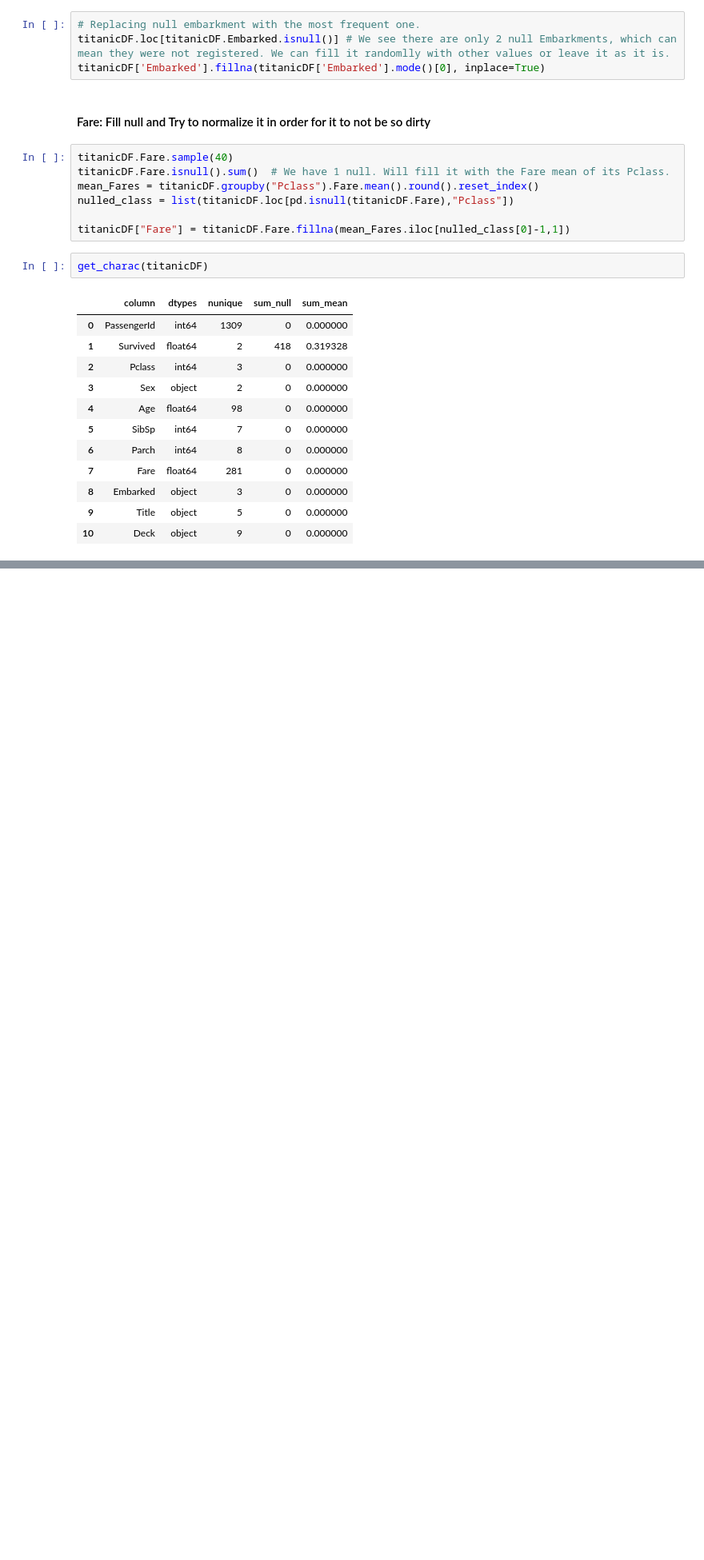
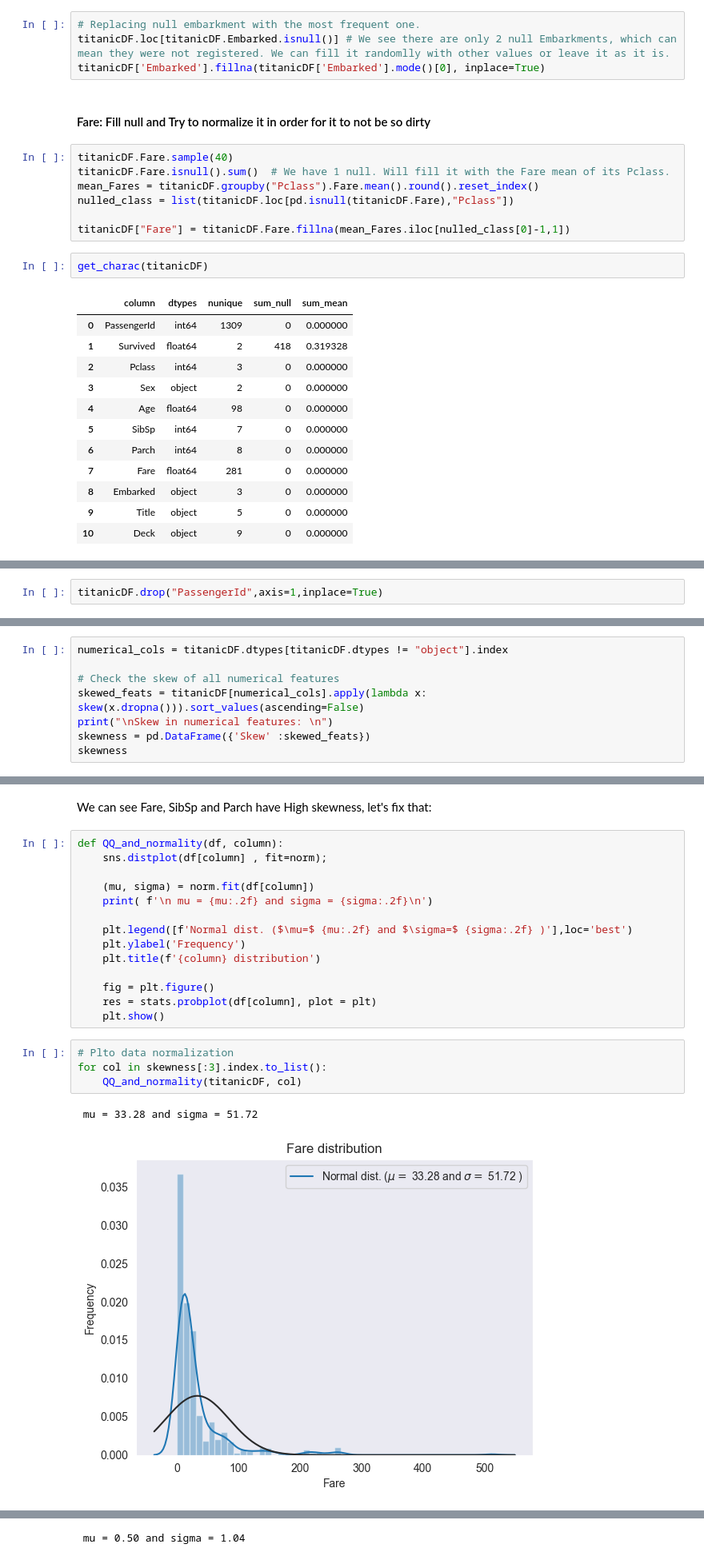
Before and after one commit to MauriRubioJob/K_Titanic_ML_Modeling, a Jupyter notebook: titanic-death-analysis.ipynb, the cells around one changed output, grey strips where cells are left out. Shown: that part at 80% size. Drawn from its saved outputs; the diff is of its cells as text; blank space fills up the shorter version.

```diff
--- a/titanic-death-analysis.ipynb
+++ b/titanic-death-analysis.ipynb
@@ -398,0 +400,2 @@ get_charac(titanicDF)
+# %%
+titanicDF.drop("PassengerId",axis=1,inplace=True)
@@ -398,0 +410,8 @@ get_charac(titanicDF)
+# %%
+numerical_cols = titanicDF.dtypes[titanicDF.dtypes != "object"].index
+
+# Check the skew of all numerical features
+skewed_feats = titanicDF[numerical_cols].apply(lambda x: skew(x.dropna())).sort_values(ascending=False)
+print("\nSkew in numerical features: \n")
+skewness = pd.DataFrame({'Skew' :skewed_feats})
+skewness
@@ -398,0 +427,23 @@ get_charac(titanicDF)
+# %% [markdown]
+We can see Fare, SibSp and Parch have High skewness, let's fix that:
+# %%
+def QQ_and_normality(df, column):
+    sns.distplot(df[column] , fit=norm);
+
+    (mu, sigma) = norm.fit(df[column])
+    print( f'\n mu = {mu:.2f} and sigma = {sigma:.2f}\n')
+
+    plt.legend([f'Normal dist. ($\mu=$ {mu:.2f} and $\sigma=$ {sigma:.2f} )'],loc='best')
+    plt.ylabel('Frequency')
+    plt.title(f'{column} distribution')
+
+    fig = plt.figure()
+    res = stats.probplot(df[column], plot = plt)
+    plt.show()
+# %%
+# Plto data normalization
+for col in skewness[:3].index.to_list():
+    QQ_and_normality(titanicDF, col)
+# %% [output]
+ mu = 33.28 and sigma = 51.72
+[figure, added]
@@ -398,0 +451 @@ get_charac(titanicDF)
+ mu = 0.50 and sigma = 1.04
```
Also changed, not shown: parts of 24 cells of this notebook, 2 other files.
